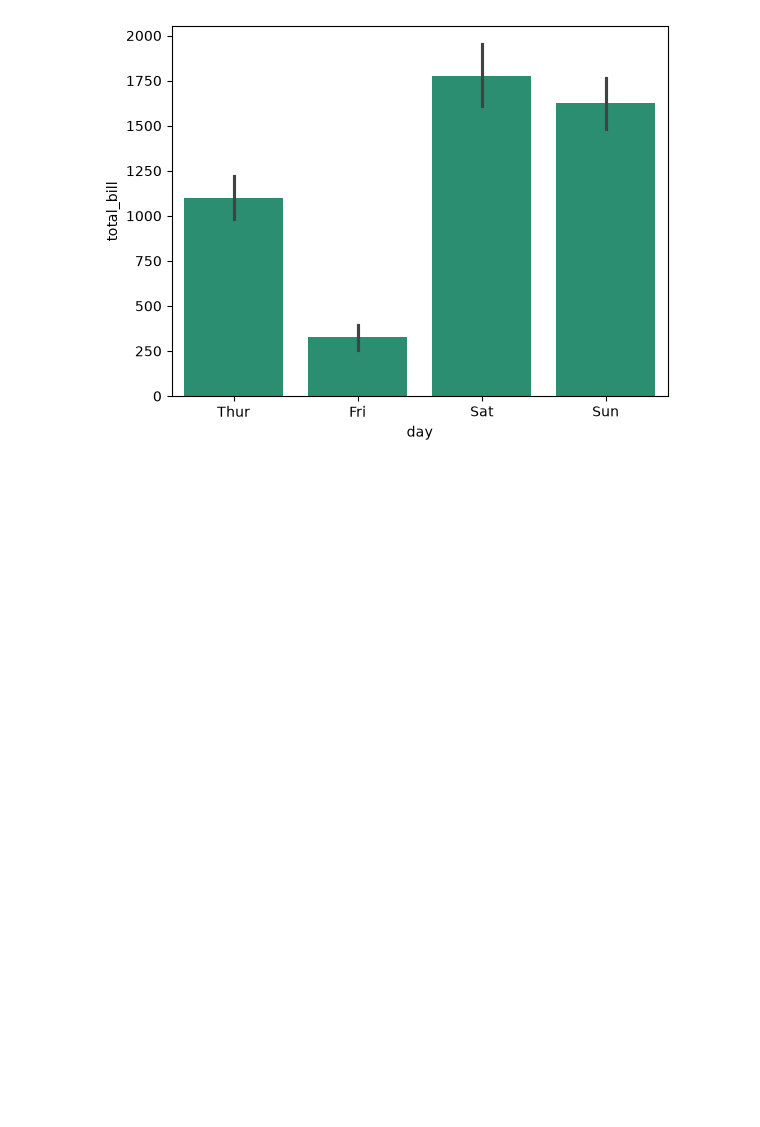
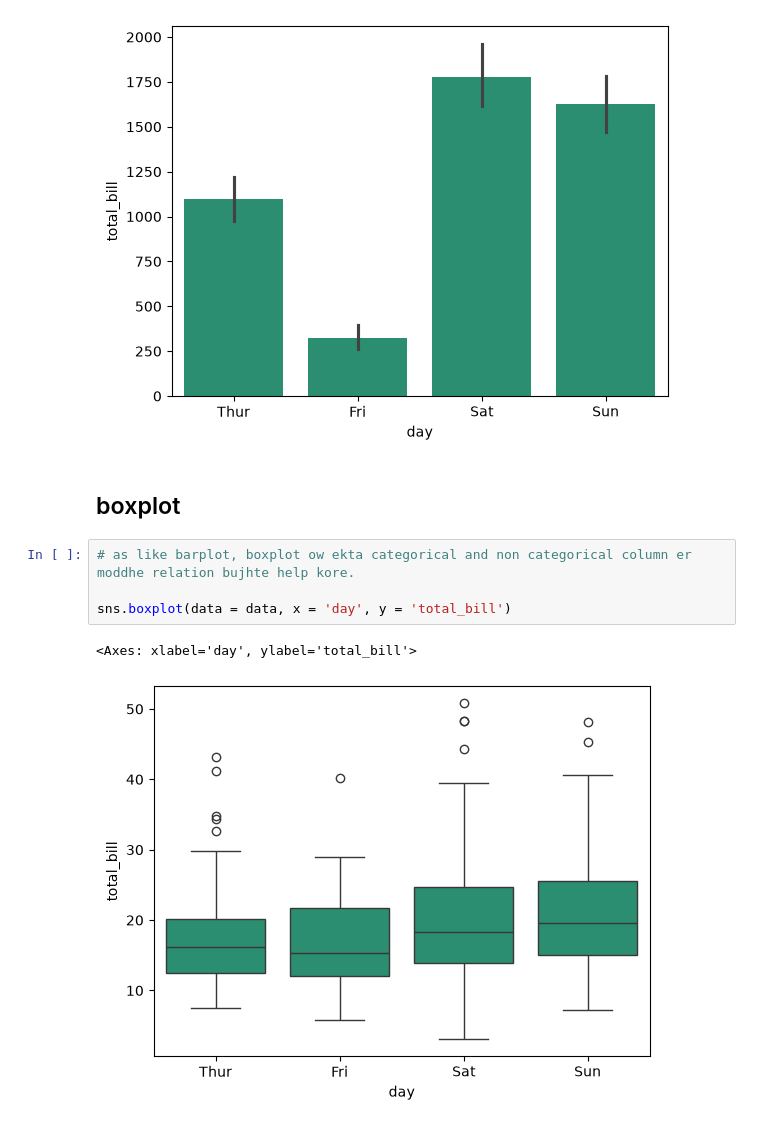
Before and after one commit to jihad-islam/Learning-ML, a Jupyter notebook: 5.Seaborn/1.intro.ipynb, the cells around one changed output. Cells and saved outputs as stored; diff of their text form; blank space fills up the shorter version.

```diff
--- a/5.Seaborn/1.intro.ipynb
+++ b/5.Seaborn/1.intro.ipynb
@@ -778,3 +777,12 @@ sns.barplot(data = data, x = 'day', y = 'total_bill', estimator = np.sum)
 # %% [output]
 <Axes: xlabel='day', ylabel='total_bill'>
 [figure]
+# %% [markdown]
+## boxplot
+# %%
+# as like barplot, boxplot ow ekta categorical and non categorical column er moddhe relation bujhte help kore.
+
+sns.boxplot(data = data, x = 'day', y = 'total_bill')
+# %% [output]
+<Axes: xlabel='day', ylabel='total_bill'>
+[figure, added]
```
Also changed, not shown: parts of 2 cells of this notebook.
